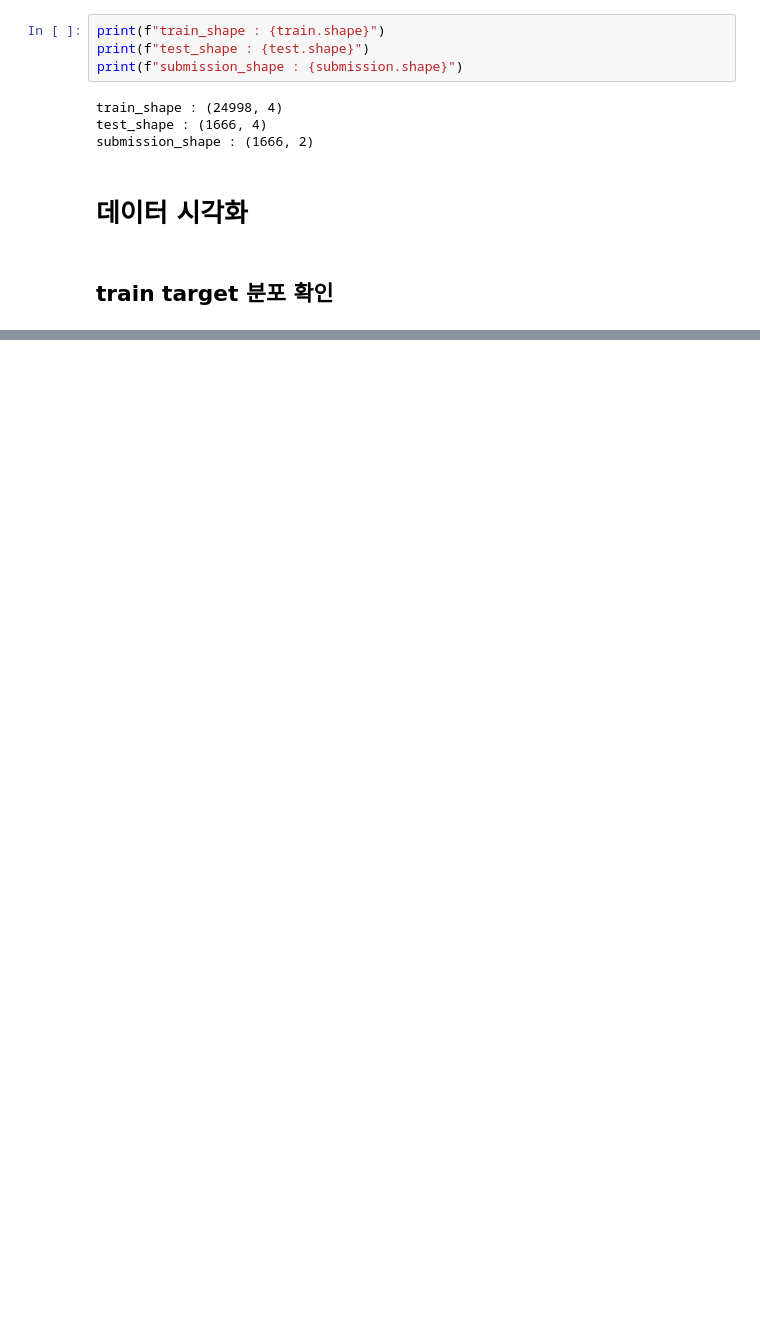
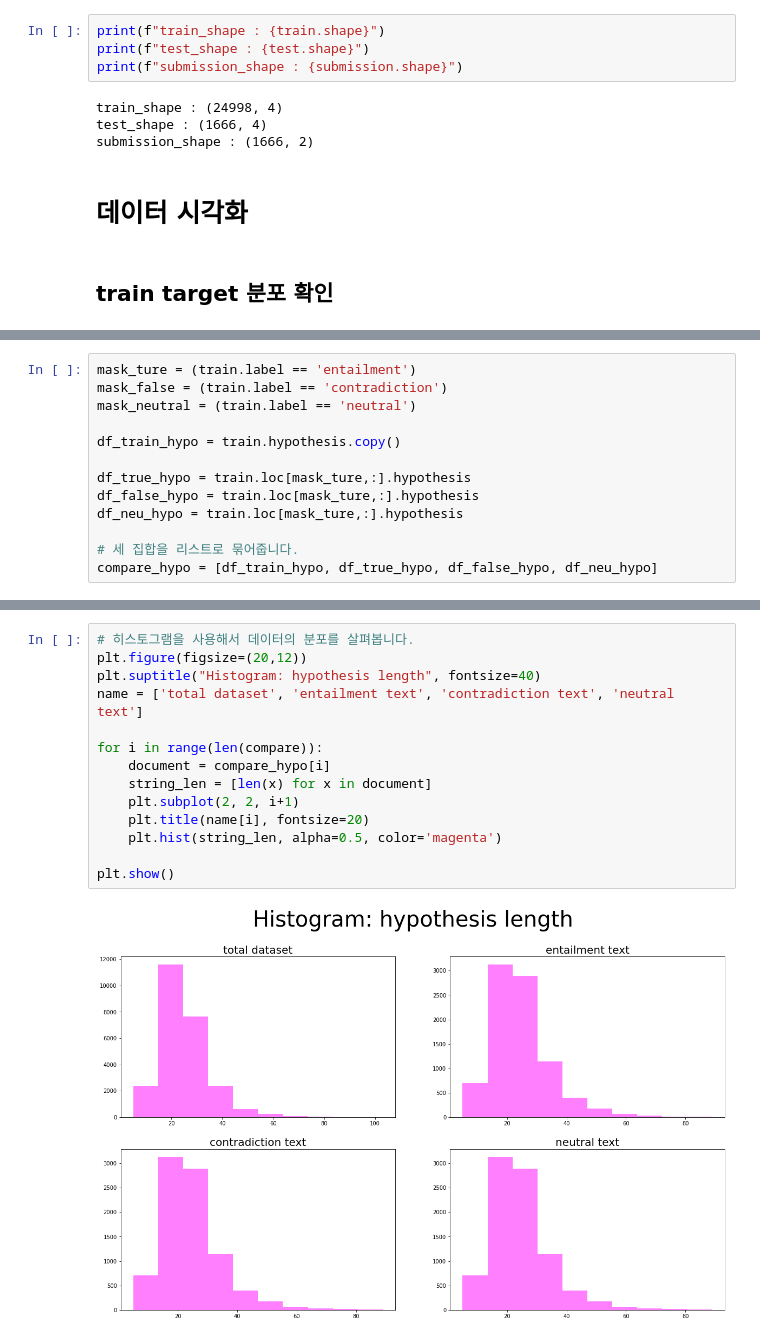
Before and after one commit to ssunggun2/2022_dacon_NLI, a Jupyter notebook: Dacon_NLI_EDA.ipynb, the cells around one changed output, grey strips where cells are left out. Drawn from its saved outputs; the diff is of its cells as text; blank space fills up the shorter version.

```diff
--- a/Dacon_NLI_EDA.ipynb
+++ b/Dacon_NLI_EDA.ipynb
@@ -127,0 +181,13 @@ findfont: Font family ['NanumBarunGothic'] not found. Falling back to DejaVu San
+# %%
+mask_ture = (train.label == 'entailment')
+mask_false = (train.label == 'contradiction')
+mask_neutral = (train.label == 'neutral')
+
+df_train_hypo = train.hypothesis.copy()
+
+df_true_hypo = train.loc[mask_ture,:].hypothesis
+df_false_hypo = train.loc[mask_ture,:].hypothesis
+df_neu_hypo = train.loc[mask_ture,:].hypothesis
+
+# 세 집합을 리스트로 묶어줍니다.
+compare_hypo = [df_train_hypo, df_true_hypo, df_false_hypo, df_neu_hypo]
@@ -127,0 +203,16 @@ findfont: Font family ['NanumBarunGothic'] not found. Falling back to DejaVu San
+# %%
+# 히스토그램을 사용해서 데이터의 분포를 살펴봅니다.
+plt.figure(figsize=(20,12))
+plt.suptitle("Histogram: hypothesis length", fontsize=40)
+name = ['total dataset', 'entailment text', 'contradiction text', 'neutral text']
+
+for i in range(len(compare)):
+    document = compare_hypo[i]
+    string_len = [len(x) for x in document]
+    plt.subplot(2, 2, i+1)
+    plt.title(name[i], fontsize=20)
+    plt.hist(string_len, alpha=0.5, color='magenta')
+
+plt.show()
+# %% [output]
+[figure, added]
```
Also changed, not shown: parts of 16 cells of this notebook.
